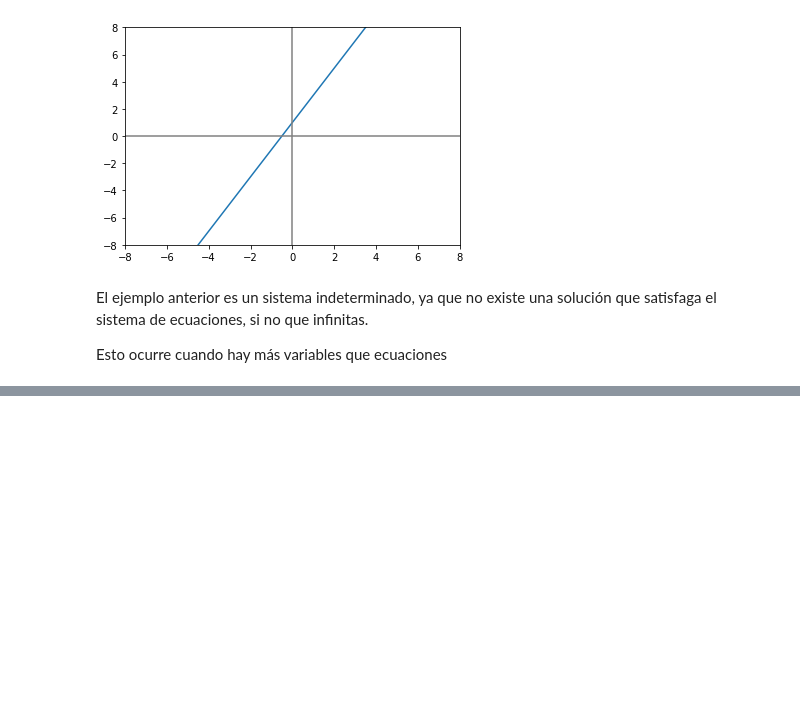
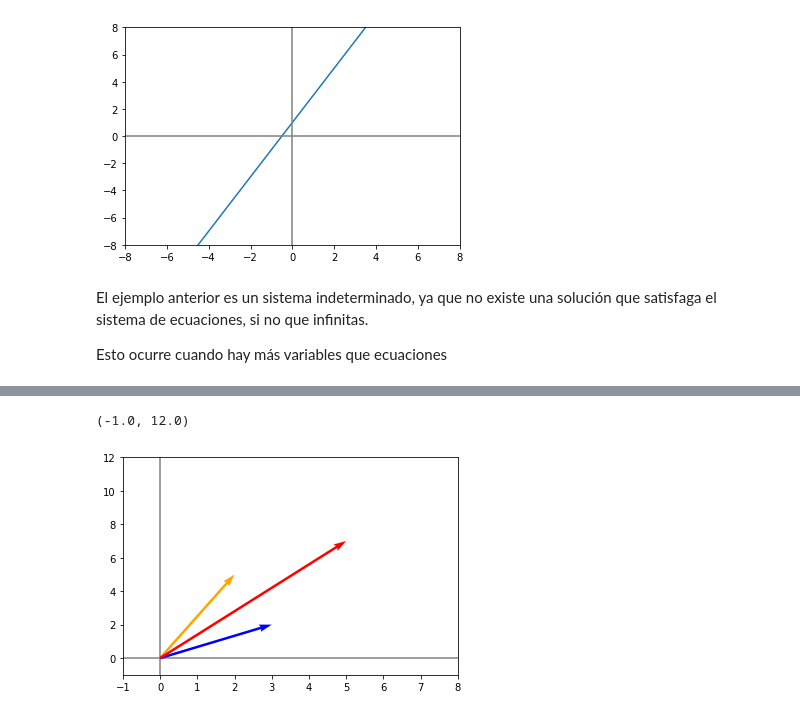
Before and after one commit to francomanca93/fundamentos-algebra-lineal, a Jupyter notebook: 4_Sistema_de_ecuaciones_lineales.ipynb, the cells around one changed output, grey strips where cells are left out. Cells and saved outputs as stored; diff of their text form; code cells hidden in the pictures; blank space fills up the shorter version.

```diff
--- a/4_Sistema_de_ecuaciones_lineales.ipynb
+++ b/4_Sistema_de_ecuaciones_lineales.ipynb
@@ -100,0 +154,3 @@ Esto ocurre cuando hay más variables que ecuaciones
+# %%
+v1 = np.array([2, 5])
+v2 = np.array([3, 2])
@@ -100,0 +162,7 @@ Esto ocurre cuando hay más variables que ecuaciones
+# %%
+graficar_vectores([v1, v2, v1v2], ['orange', 'blue', 'red'])
+plt.xlim(-1, 8)
+plt.ylim(-1, 12)
+# %% [output]
+(-1.0, 12.0)
+[figure, added]
```
Also changed, not shown: parts of 18 cells of this notebook.
